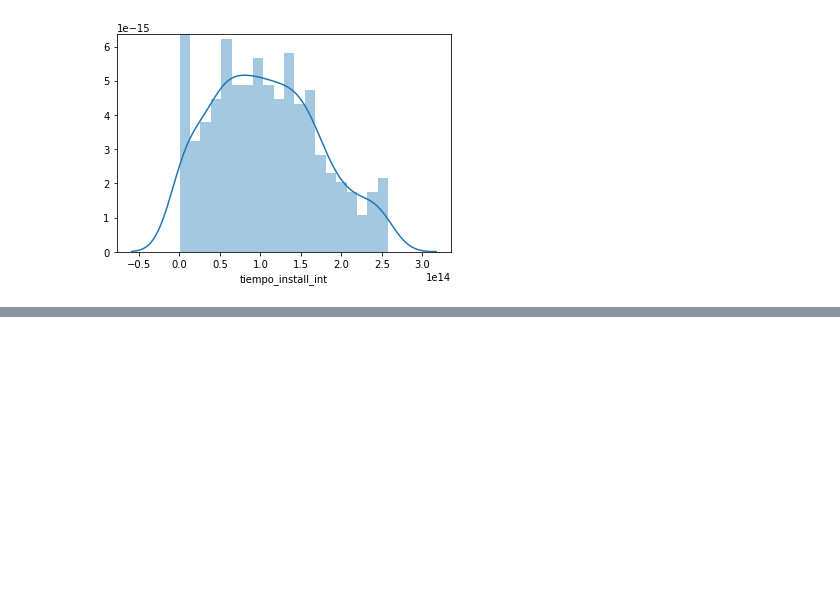
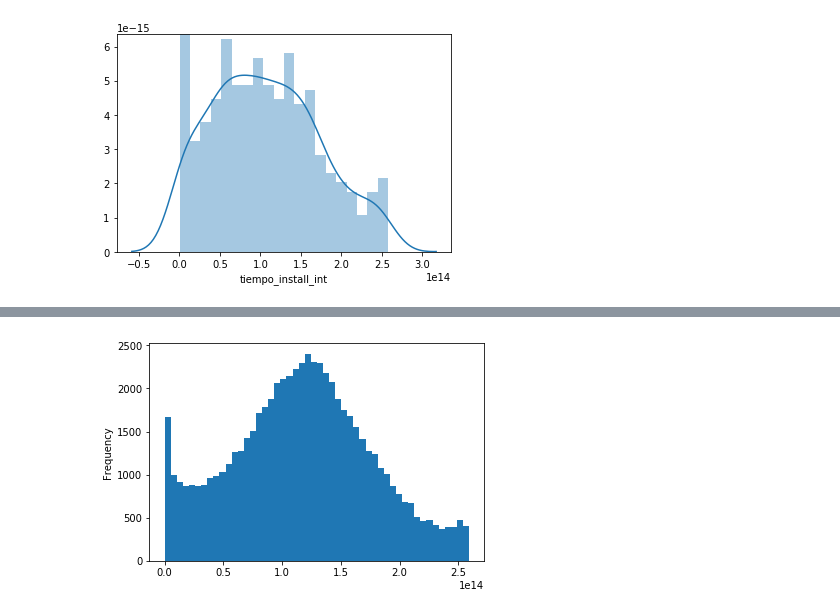
Before and after one commit to bebetosaba/7506-datos-1C2019, a Jupyter notebook: TP1/analisis.ipynb, the cells around one changed output, grey strips where cells are left out. Cells and saved outputs as stored; diff of their text form; code cells hidden in the pictures; blank space fills up the shorter version.

```diff
--- a/TP1/analisis.ipynb
+++ b/TP1/analisis.ipynb
@@ -493,0 +510,4 @@ sns.distplot(timpo_promedio['tiempo_install_int'], bins=20);
+# %%
+#cuanto se tadró en instalar
+tiempo_event = pd.merge(auctionsDF, eventsDF, how='inner', left_on='device_id', right_on='ref_hash')
+tiempo_event.head(5).T
@@ -493,0 +532,10 @@ sns.distplot(timpo_promedio['tiempo_install_int'], bins=20);
+# %%
+#tiempo desde el auction hasta el install menor a 3 dias
+tiempo_event['tiempo_convert'] = tiempo_event['date_x']-tiempo_event['date_y']
+tiempo_event = tiempo_event.loc[(tiempo_event['tiempo_convert']>'0 days') & (tiempo_event['tiempo_convert']<'3 days')]
+# %%
+tiempo_event['tiempo_convert_int'] = tiempo_event['tiempo_convert'].astype(np.int64)
+timpo_promedio2 = tiempo_event.groupby('device_id').agg({'tiempo_convert_int':'mean'})
+timpo_promedio2['tiempo_convert'] = pd.to_timedelta(timpo_promedio2['tiempo_convert_int'])
+display(timpo_promedio2.sort_values(by='tiempo_convert_int').head(5))
+display(timpo_promedio2.sort_values(by='tiempo_convert_int',ascending=False).head(5))
@@ -493,0 +557,4 @@ sns.distplot(timpo_promedio['tiempo_install_int'], bins=20);
+# %%
+timpo_promedio2['tiempo_convert_int'].plot.hist(bins=50);
+# %% [output]
+[figure, added]
```
Also changed, not shown: parts of 15 cells of this notebook, 1 other file.
